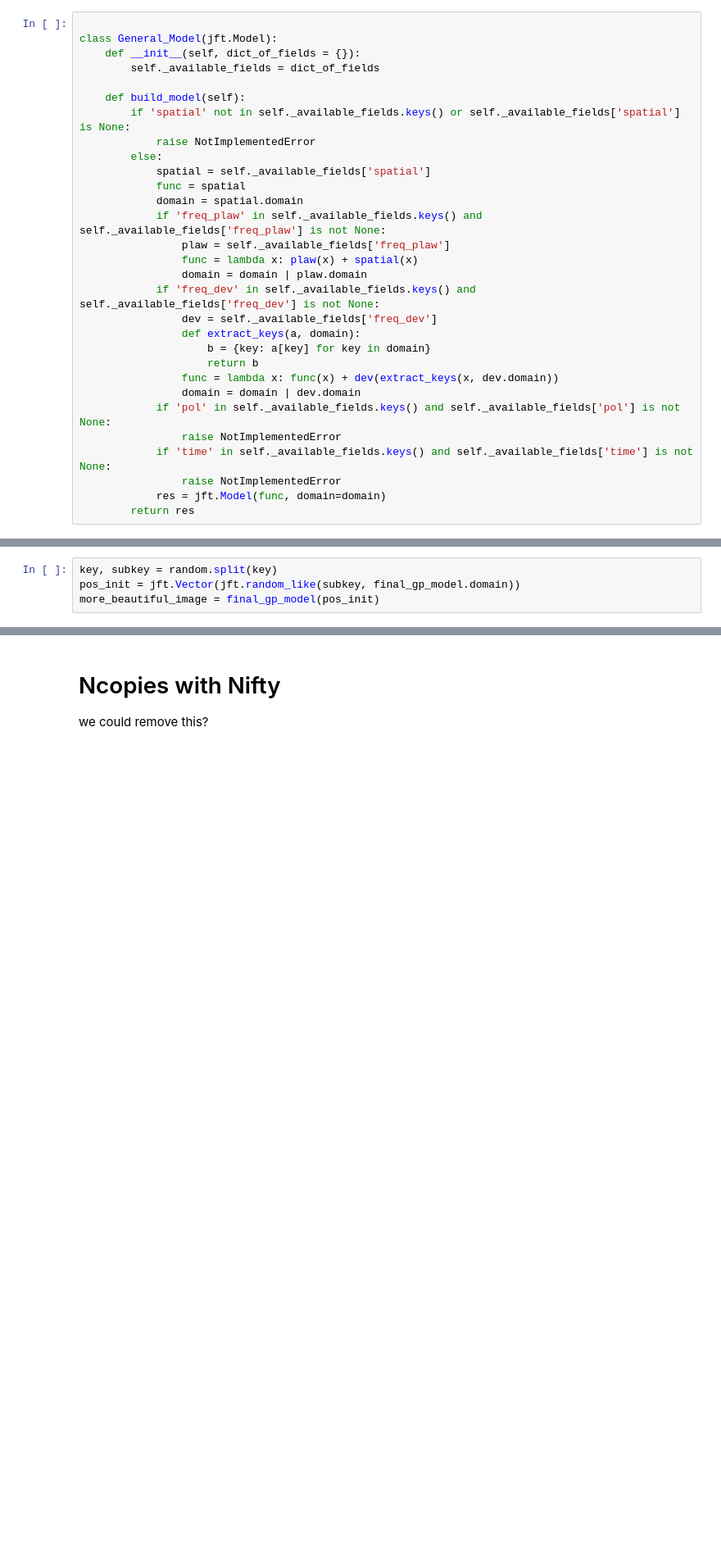
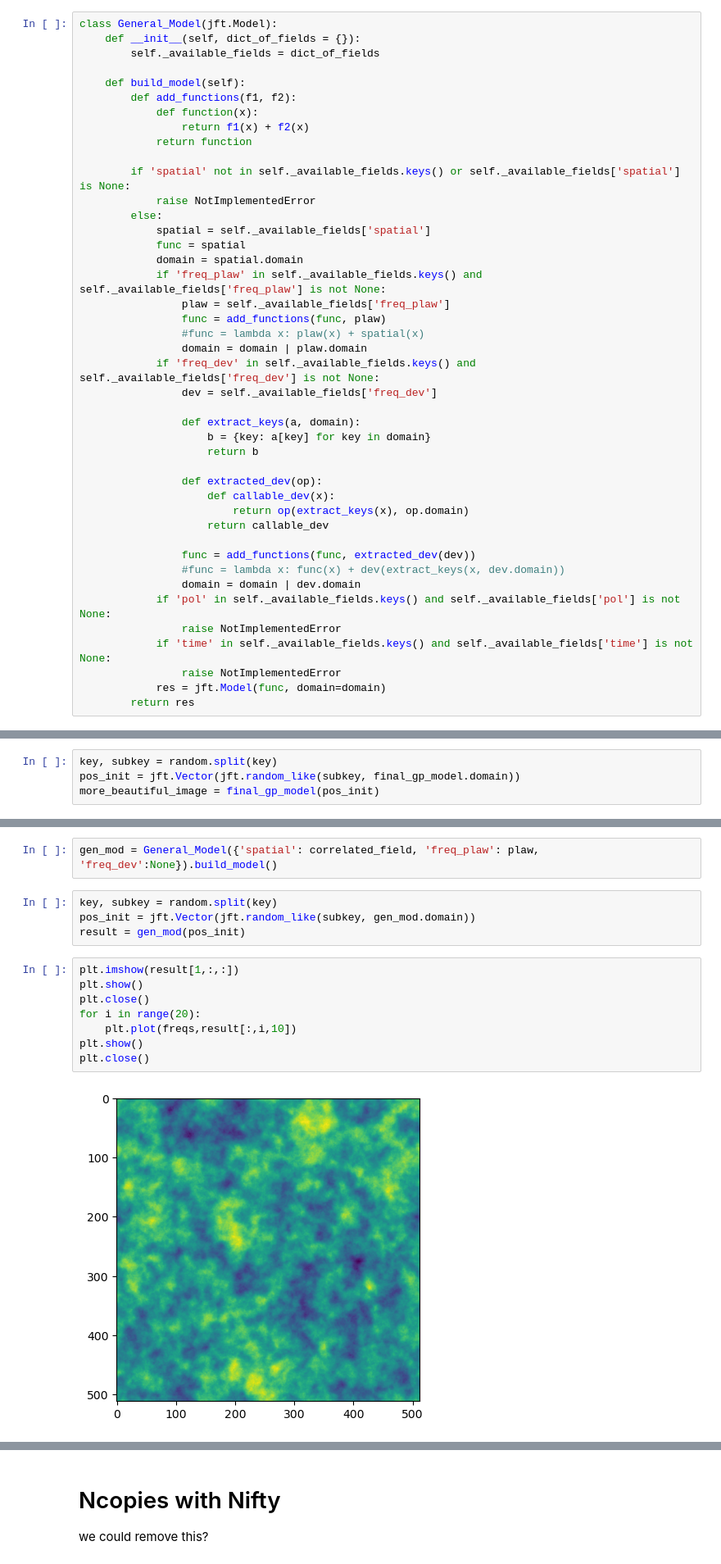
Before and after one commit to NIFTy-PPL/J-UBIK, a Jupyter notebook: MF_playground_cleaned.ipynb, the cells around one changed output, grey strips where cells are left out. Shown at 82% size. Cells and saved outputs as stored; diff of their text form; blank space fills up the shorter version.

```diff
--- a/MF_playground_cleaned.ipynb
+++ b/MF_playground_cleaned.ipynb
@@ -119,12 +116,16 @@ class NCopiesCorrField():
                          domain=self.new_domain,
                          target=self.target)
 # %%
-
 class General_Model(jft.Model):
     def __init__(self, dict_of_fields = {}):
         self._available_fields = dict_of_fields
 
     def build_model(self):
+        def add_functions(f1, f2):
+            def function(x):
+                return f1(x) + f2(x)
+            return function
+
         if 'spatial' not in self._available_fields.keys() or self._available_fields['spatial'] is None:
             raise NotImplementedError
         else:
@@ -133,14 +134,23 @@ class General_Model(jft.Model):
             domain = spatial.domain
             if 'freq_plaw' in self._available_fields.keys() and self._available_fields['freq_plaw'] is not None:
                 plaw = self._available_fields['freq_plaw']
-                func = lambda x: plaw(x) + spatial(x)
+                func = add_functions(func, plaw)
+                #func = lambda x: plaw(x) + spatial(x)
                 domain = domain | plaw.domain
             if 'freq_dev' in self._available_fields.keys() and self._available_fields['freq_dev'] is not None:
                 dev = self._available_fields['freq_dev']
+
                 def extract_keys(a, domain):
                     b = {key: a[key] for key in domain}
                     return b
-                func = lambda x: func(x) + dev(extract_keys(x, dev.domain))
+
+                def extracted_dev(op):
+                    def callable_dev(x):
+                        return op(extract_keys(x), op.domain)
+                    return callable_dev
+
+                func = add_functions(func, extracted_dev(dev))
+                #func = lambda x: func(x) + dev(extract_keys(x, dev.domain))
                 domain = domain | dev.domain
             if 'pol' in self._available_fields.keys() and self._available_fields['pol'] is not None:
                 raise NotImplementedError
@@ -350,0 +353,16 @@ plt.close()
+# %%
+gen_mod = General_Model({'spatial': correlated_field, 'freq_plaw': plaw, 'freq_dev':None}).build_model()
+# %%
+key, subkey = random.split(key)
+pos_init = jft.Vector(jft.random_like(subkey, gen_mod.domain))
+result = gen_mod(pos_init)
+# %%
+plt.imshow(result[1,:,:])
+plt.show()
+plt.close()
+for i in range(20):
+    plt.plot(freqs,result[:,i,10])
+plt.show()
+plt.close()
+# %% [output]
+[figure, added]
```
Also changed, not shown: parts of 22 cells of this notebook.
